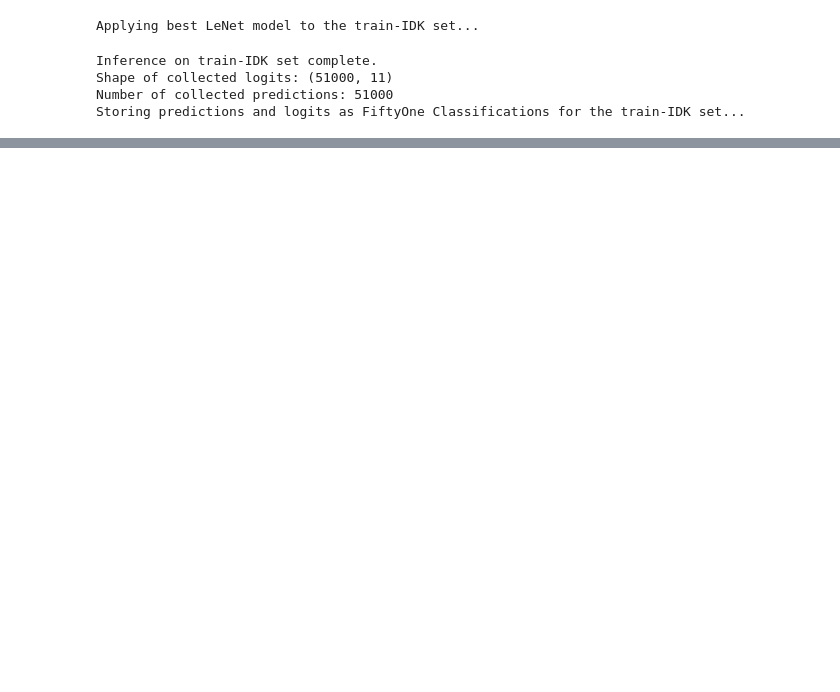
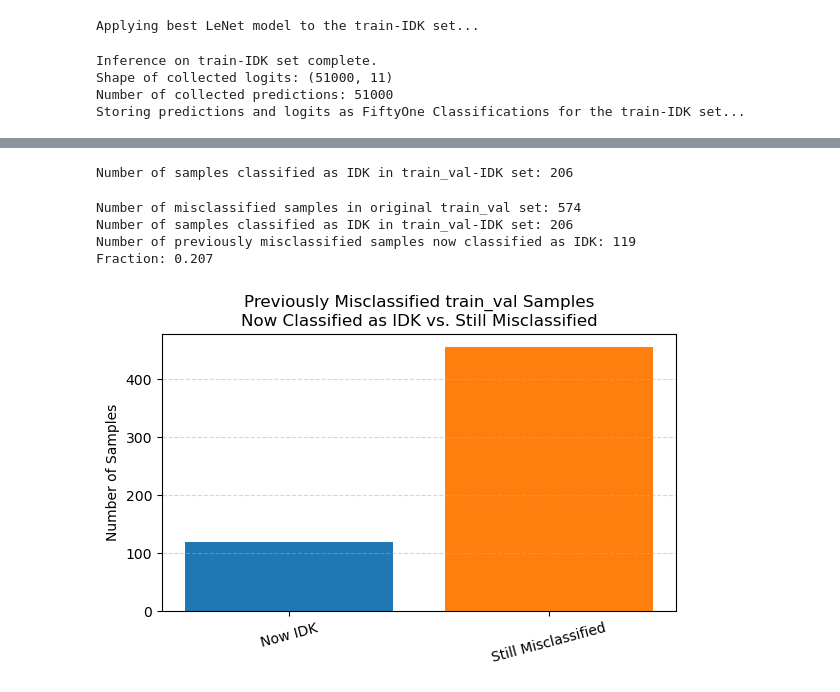
Before and after one commit to JosefPribbernow/HPI-Applied-Hands-On-Computer-Vision-2025-Josef-Pribbernow, a Jupyter notebook: Assignment-01/Assignment-01.ipynb, the cells around one changed output, grey strips where cells are left out. Drawn from its saved outputs; the diff is of its cells as text; code cells hidden in the pictures; blank space fills up the shorter version.

```diff
--- a/Assignment-01/Assignment-01.ipynb
+++ b/Assignment-01/Assignment-01.ipynb
@@ -804,23 +758,23 @@ view(session, suspicious_mistakenness_train_val_view, train_val_dataset)
 # %% [markdown]
 ### Filter Samples for Data Curation
 # %%
-# Identify samples in the top 0.1 percentile of mistakenness (likely annotation errors)
-mistakenness_99th_percentile = train_val_dataset.quantiles("mistakenness", [0.999])[0]
+# Identify samples which are likely annotation errors
+mistakenness_99th_percentile = train_val_dataset.quantiles("mistakenness", [0.95])[0]
 highly_mistaken_view = train_val_dataset.match(F("mistakenness") > mistakenness_99th_percentile)
 
-# Identify samples in the top 1 percentile of hardness (likely genuinely hard samples)
-hardness_99th_percentile = train_val_dataset.quantiles("hardness", [0.999])[0]
+# Identify samples which are likely genuinely hard samples
+hardness_99th_percentile = train_val_dataset.quantiles("hardness", [0.95])[0]
 highly_hard_view = train_val_dataset.match(F("hardness") > hardness_99th_percentile)
 
-print(f"Number of highly mistaken samples (top 1%): {len(highly_mistaken_view)}")
-print(f"Number of highly hard samples (top 1%): {len(highly_hard_view)}")
+print(f"Number of highly mistaken samples (top 5%): {len(highly_mistaken_view)}")
+print(f"Number of highly hard samples (top 5%): {len(highly_hard_view)}")
 
 # Get the IDs of samples that are highly mistaken or highly hard
 highly_mistaken_ids = set(highly_mistaken_view.values("id"))
 highly_hard_ids = set(highly_hard_view.values("id"))
 
-# Combine the sets of IDs that are hard
-difficult_samples = highly_mistaken_ids.union(highly_hard_ids)
+# Find the intersection of the annotation errors and genuinely hard samples
+difficult_samples = highly_mistaken_ids.intersection(highly_hard_ids)
 
-print(f"Total number of difficult samples (union of highly mistaken and highly hard): {len(difficult_samples)}")
+print(f"Total number of difficult samples (intersect of highly mistaken and highly hard): {len(difficult_samples)}")
 # %% [output]
@@ -1474,0 +1525,50 @@ apply_model_to_evaluate(
+# %%
+idk_train_val_set_view = train_val_IDK_dataset.match(
+    F("lenet_classification.label") == "10 - IDK"
+)
+
+print(f"Number of samples classified as IDK in train_val-IDK set: {len(idk_train_val_set_view)}")
+# %% [output]
+Number of samples classified as IDK in train_val-IDK set: 206
+# %%
+# Get IDs of misclassified samples in the original train_val set
+misclassified_train_val_view = train_val_dataset.match(
+    F("lenet_classification.label") != F("ground_truth.label")
+)
+misclassified_train_val_ids = set(misclassified_train_val_view.values("id"))
+
+print(f"Number of misclassified samples in original train_val set: {len(misclassified_train_val_ids)}")
+
+idk_train_val_set_view = train_val_IDK_dataset.match(
+    F("lenet_classification.label") == "10 - IDK"
+)
+
+print(f"Number of samples classified as IDK in train_val-IDK set: {len(idk_train_val_set_view)}")
+
+# We use the intersection of misclassified_train_val_ids and idk_train_val_set_view ids
+idk_train_val_ids = set(idk_train_val_set_view.values("id"))
+misclassified_now_IDK = misclassified_train_val_ids.intersection(idk_train_val_ids)
+
+print(f"Number of previously misclassified samples now classified as IDK: {len(misclassified_now_IDK)}")
+print(f"Fraction: {len(misclassified_now_IDK) / len(misclassified_train_val_ids):.3f}")
+
+# Calculate numbers
+num_total = len(misclassified_train_val_ids)
+num_idk = len(misclassified_now_IDK)
+num_other = num_total - num_idk
+
+# Bar plot
+plt.figure(figsize=(6, 4))
+plt.bar(['Now IDK', 'Still Misclassified'], [num_idk, num_other], color=['tab:blue', 'tab:orange'])
+plt.ylabel('Number of Samples')
+plt.title('Previously Misclassified train_val Samples\nNow Classified as IDK vs. Still Misclassified')
+plt.xticks(rotation=15)
+plt.grid(axis='y', linestyle='--', alpha=0.5)
+plt.tight_layout()
+plt.show()
+# %% [output]
+Number of misclassified samples in original train_val set: 574
+Number of samples classified as IDK in train_val-IDK set: 206
+Number of previously misclassified samples now classified as IDK: 119
+Fraction: 0.207
+[figure, added]
```
Also changed, not shown: parts of 60 cells of this notebook.
